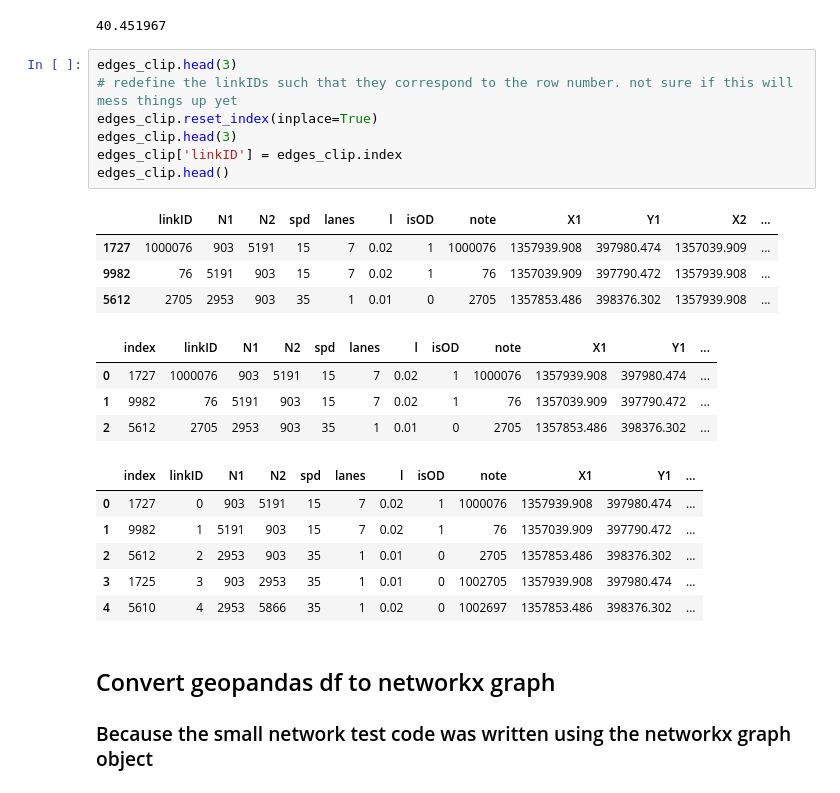
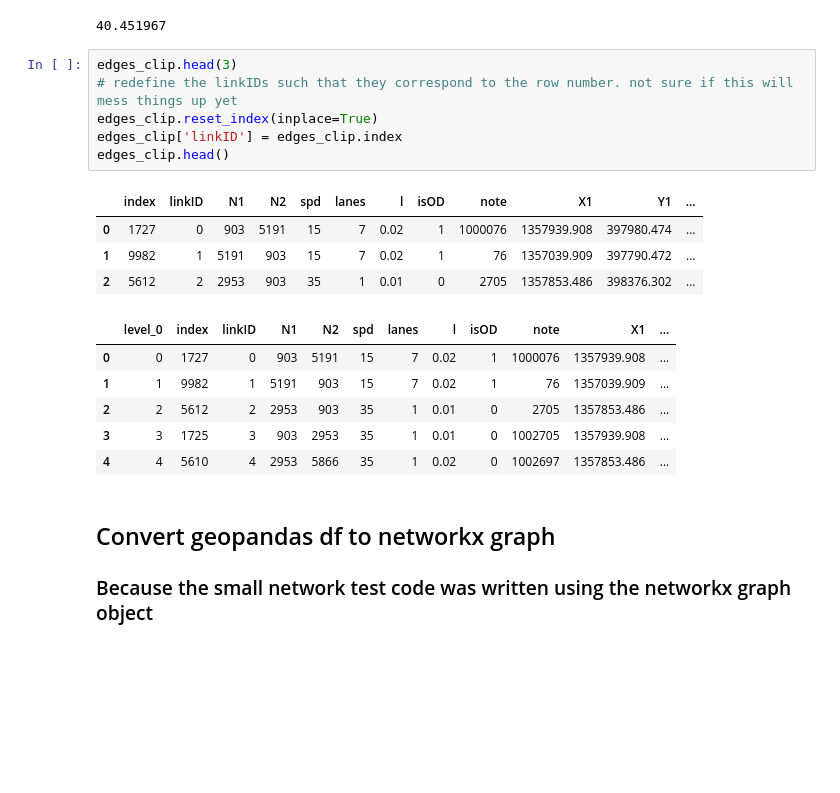
Before and after one commit to lgraff/Multimodal-Accessibility_notebooks, a Jupyter notebook: PGH_network.ipynb, the cells around one changed output. Cells and saved outputs as stored; diff of their text form; blank space fills up the shorter version.

```diff
--- a/PGH_network.ipynb
+++ b/PGH_network.ipynb
@@ -229,25 +239,20 @@ nodes_clip.loc[27]['geometry'].y
 # %%
 edges_clip.head(3)
 # redefine the linkIDs such that they correspond to the row number. not sure if this will mess things up yet
 edges_clip.reset_index(inplace=True)
-edges_clip.head(3)
 edges_clip['linkID'] = edges_clip.index
 edges_clip.head()
 # %% [output]
-|  | linkID | N1 | N2 | spd | lanes | l | isOD | note | X1 | Y1 | X2 | ... |
-| 1727 | 1000076 | 903 | 5191 | 15 | 7 | 0.02 | 1 | 1000076 | 1357939.908 | 397980.474 | 1357039.909 | ... |
-| 9982 | 76 | 5191 | 903 | 15 | 7 | 0.02 | 1 | 76 | 1357039.909 | 397790.472 | 1357939.908 | ... |
-| 5612 | 2705 | 2953 | 903 | 35 | 1 | 0.01 | 0 | 2705 | 1357853.486 | 398376.302 | 1357939.908 | ... |
+|  | index | linkID | N1 | N2 | spd | lanes | l | isOD | note | X1 | Y1 | ... |
+| 0 | 1727 | 0 | 903 | 5191 | 15 | 7 | 0.02 | 1 | 1000076 | 1357939.908 | 397980.474 | ... |
+| 1 | 9982 | 1 | 5191 | 903 | 15 | 7 | 0.02 | 1 | 76 | 1357039.909 | 397790.472 | ... |
+| 2 | 5612 | 2 | 2953 | 903 | 35 | 1 | 0.01 | 0 | 2705 | 1357853.486 | 398376.302 | ... |
-|  | index | linkID | N1 | N2 | spd | lanes | l | isOD | note | X1 | Y1 | ... |
-| 0 | 1727 | 1000076 | 903 | 5191 | 15 | 7 | 0.02 | 1 | 1000076 | 1357939.908 | 397980.474 | ... |
-| 1 | 9982 | 76 | 5191 | 903 | 15 | 7 | 0.02 | 1 | 76 | 1357039.909 | 397790.472 | ... |
-| 2 | 5612 | 2705 | 2953 | 903 | 35 | 1 | 0.01 | 0 | 2705 | 1357853.486 | 398376.302 | ... |
+|  | level_0 | index | linkID | N1 | N2 | spd | lanes | l | isOD | note | X1 | ... |
+| 0 | 0 | 1727 | 0 | 903 | 5191 | 15 | 7 | 0.02 | 1 | 1000076 | 1357939.908 | ... |
+| 1 | 1 | 9982 | 1 | 5191 | 903 | 15 | 7 | 0.02 | 1 | 76 | 1357039.909 | ... |
+| 2 | 2 | 5612 | 2 | 2953 | 903 | 35 | 1 | 0.01 | 0 | 2705 | 1357853.486 | ... |
+| 3 | 3 | 1725 | 3 | 903 | 2953 | 35 | 1 | 0.01 | 0 | 1002705 | 1357939.908 | ... |
+| 4 | 4 | 5610 | 4 | 2953 | 5866 | 35 | 1 | 0.02 | 0 | 1002697 | 1357853.486 | ... |
-|  | index | linkID | N1 | N2 | spd | lanes | l | isOD | note | X1 | Y1 | ... |
-| 0 | 1727 | 0 | 903 | 5191 | 15 | 7 | 0.02 | 1 | 1000076 | 1357939.908 | 397980.474 | ... |
-| 1 | 9982 | 1 | 5191 | 903 | 15 | 7 | 0.02 | 1 | 76 | 1357039.909 | 397790.472 | ... |
-| 2 | 5612 | 2 | 2953 | 903 | 35 | 1 | 0.01 | 0 | 2705 | 1357853.486 | 398376.302 | ... |
-| 3 | 1725 | 3 | 903 | 2953 | 35 | 1 | 0.01 | 0 | 1002705 | 1357939.908 | 397980.474 | ... |
-| 4 | 5610 | 4 | 2953 | 5866 | 35 | 1 | 0.02 | 0 | 1002697 | 1357853.486 | 398376.302 | ... |
 # %% [markdown]
 ## Convert geopandas df to networkx graph
 ### Because the small network test code was written using the networkx graph object
```
Also changed, not shown: parts of 20 cells of this notebook.
